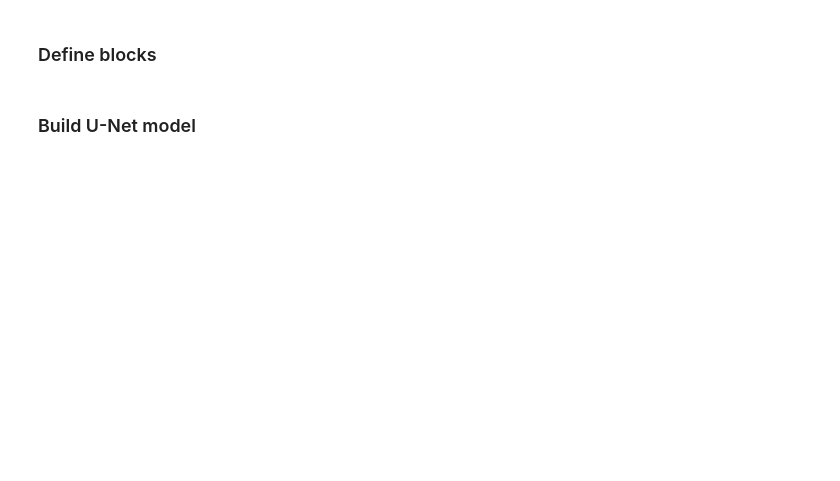
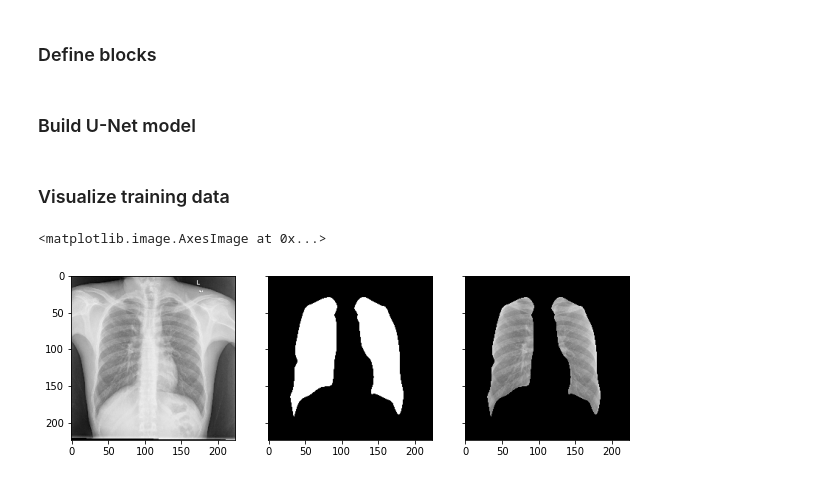
Before and after one commit to karencfisher/COVID19, a Jupyter notebook: notebooks/Unet.ipynb, the cells around one changed output. Saved outputs shown, nothing was run; the diff lists cells and outputs as text; code cells hidden in the pictures; blank space fills up the shorter version.

```diff
--- a/notebooks/Unet.ipynb
+++ b/notebooks/Unet.ipynb
@@ -94,3 +91,29 @@ def build_unet(input_shape, num_layers, min_num_filters=64):
 
   model = Model(inputs, outputs, name='U-Net')
   return model
+# %% [markdown]
+### Visualize training data
+# %%
+images_path = os.path.join('segment_data', 'images')
+masks_path = os.path.join('segment_data', 'masks')
+
+images_list = os.listdir(images_path)
+images_list.sort()
+masks_list = os.listdir(masks_path)
+masks_list.sort()
+
+index = random.randint(0, len(images_list))
+image_path = os.path.join(images_path, images_list[index])
+mask_path = os.path.join(masks_path, masks_list[index])
+image = load_img(image_path)
+image = img_to_array(image)
+mask = load_img(mask_path, color_mode='grayscale')
+mask = img_to_array(mask)
+
+f, axes = plt.subplots(1, 3, sharey=True, figsize=(10, 10))
+axes[0].imshow(image/255.)
+axes[1].imshow(np.squeeze(mask)/255., cmap='gray')
+axes[2].imshow((image/255.) * (mask/255), cmap='gray')
+# %% [output]
+<matplotlib.image.AxesImage at 0x...>
+[figure, added]
```
Also changed, not shown: parts of 4 cells of this notebook.
